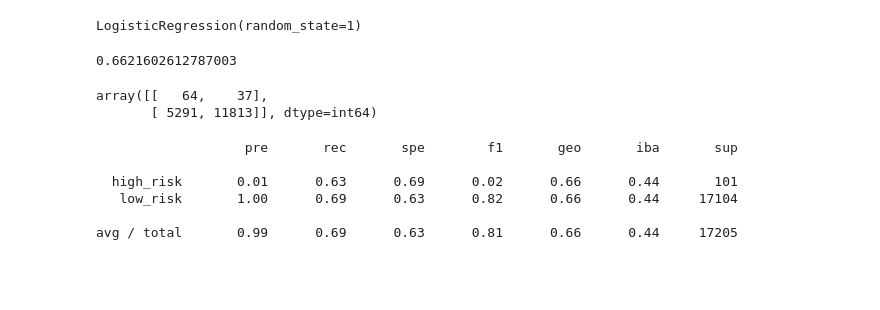
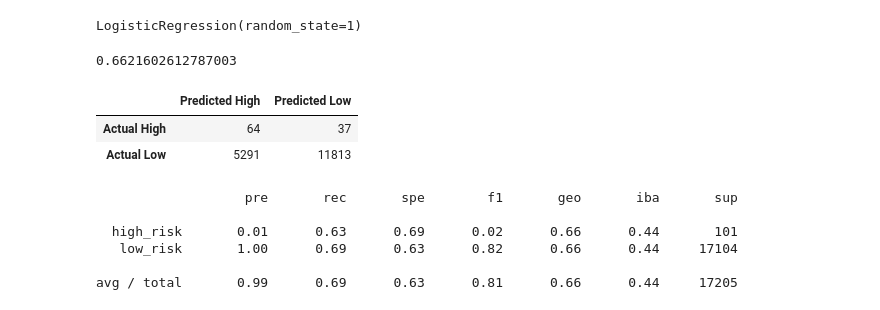
Before and after one commit to gacuchac/Credit_Risk_Analysis, a Jupyter notebook: credit_risk_resampling.ipynb, the cells around one changed output. Cells and saved outputs as stored; diff of their text form; code cells hidden in the pictures; blank space fills up the shorter version.

```diff
--- a/credit_risk_resampling.ipynb
+++ b/credit_risk_resampling.ipynb
@@ -222,14 +245,21 @@ balanced_accuracy_score(y_test, y_pred) # 0.662394124702461
 # %%
 # Display the confusion matrix
 from sklearn.metrics import confusion_matrix
 
-confusion_matrix(y_test, y_pred)
+cm = confusion_matrix(y_test, y_pred)
+
+# Create a DataFrame from the confusion matrix.
+cm_df = pd.DataFrame(
+    cm, index=["Actual High", "Actual Low"], columns=["Predicted High", "Predicted Low"])
+
+cm_df
 
 #array([[   64,    37],
 #       [ 5283, 11821]])
 # %% [output]
-array([[   64,    37],
-       [ 5291, 11813]], dtype=int64)
+|  | Predicted High | Predicted Low |
+| Actual High | 64 | 37 |
+| Actual Low | 5291 | 11813 |
 # %%
 # Print the imbalanced classification report
 from imblearn.metrics import classification_report_imbalanced
```
Also changed, not shown: parts of 6 cells of this notebook, 14 other files.
